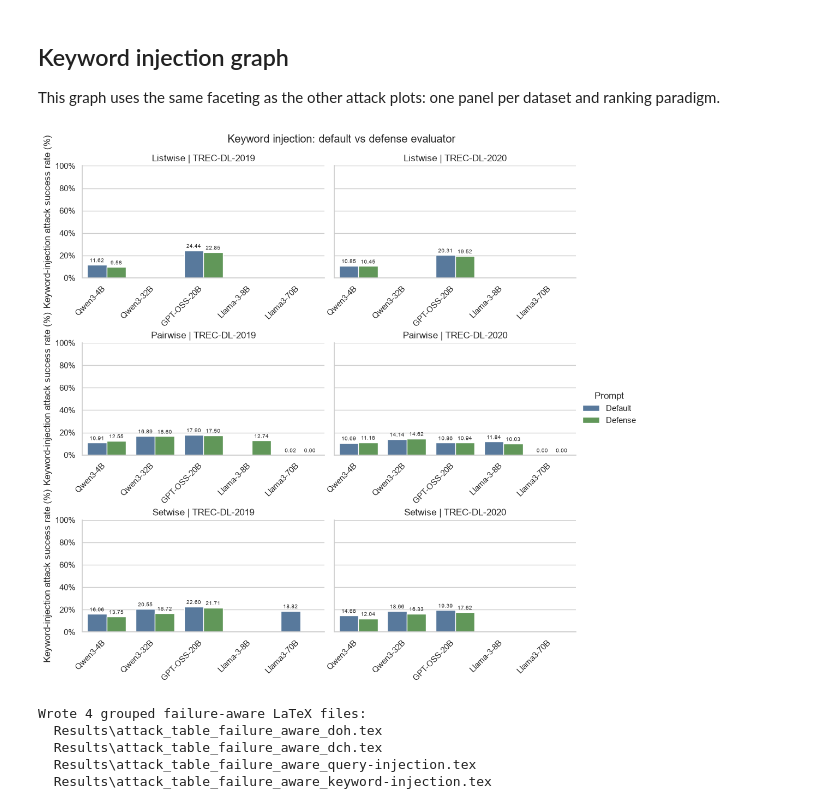
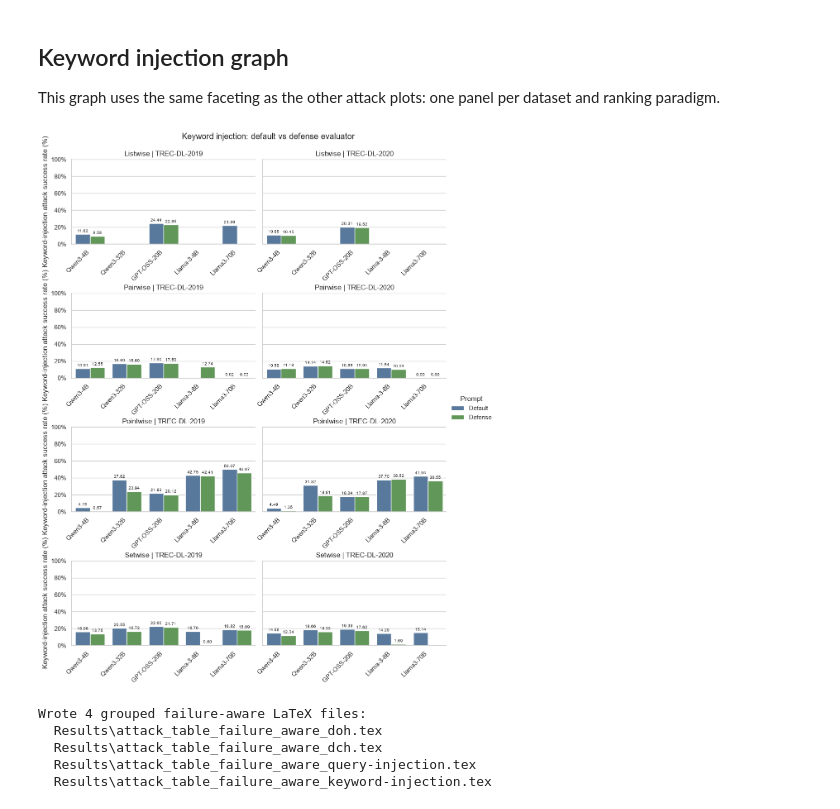
Before and after one commit to kaisergrimlock/LLM-Ranker-Attack, a Jupyter notebook: Results/attack_table_latex.ipynb, the cells around one changed output. Saved outputs shown, nothing was run; the diff lists cells and outputs as text; code cells hidden in the pictures.

```diff
--- a/Results/attack_table_latex.ipynb
+++ b/Results/attack_table_latex.ipynb
@@ -467,6 +465,7 @@ if outcomes_path.exists():
         qi_data = qi_data[qi_data['Model'].isin(INCLUDED_MODELS)].copy()
         qi_data['Paradigm'] = qi_data['Paradigm'].map(
             {
+                'Pointwise': 'Pointwise',
                 'Pairwise': 'Pairwise',
                 'Setwise': 'Setwise',
                 'Listwise': 'Listwise',
@@ -831,6 +776,7 @@ if keyword_data.empty:
 else:
     keyword_plot_data = keyword_data.copy()
     keyword_plot_data['Paradigm'] = keyword_plot_data['Paradigm'].map({
+        'Pointwise': 'Pointwise',
         'Pairwise': 'Pairwise',
         'Setwise': 'Setwise',
         'Listwise': 'Listwise',
@@ -838,34 +784,34 @@ else:
     keyword_chart = sns.catplot(
         data=keyword_plot_data,
         kind='bar',
         x='Model',
         y='ASR (%)',
         hue='Prompt',
         hue_order=['Default', 'Defense'],
         col='Dataset',
         row='Paradigm',
         order=[model for model in INCLUDED_MODELS if model in set(keyword_plot_data['Model'])],
         palette={'Default': '#4C78A8', 'Defense': '#59A14F'},
         errorbar=None,
         height=3.2,
         aspect=1.55,
         sharey=True,
     )
     keyword_chart.set_axis_labels('', 'Keyword-injection attack success rate (%)')
     keyword_chart.set_titles('{row_name} | {col_name}')
     keyword_chart.figure.suptitle('Keyword injection: default vs defense evaluator', y=1.02)
     for axis in keyword_chart.axes.flat:
         for container in axis.containers:
             axis.bar_label(container, labels=[f'{bar.get_height():.2f}' for bar in container], padding=2, fontsize=7)
         axis.set_ylim(0, 100)
         axis.yaxis.set_major_formatter(PercentFormatter(xmax=100))
         axis.tick_params(axis='x', labelbottom=True, labelrotation=45)
         for label in axis.get_xticklabels():
             label.set_horizontalalignment('right')
     keyword_chart.figure.subplots_adjust(hspace=0.58)
     plt.show()
 # %% [output]
-[figure, old version]
+[figure, new version]
 # %%
 # Failure-aware LaTeX tables in the grouped paper style, one file per attack.
 failure_rows = []
```
Also changed, not shown: parts of 7 cells of this notebook, 5 other files.
